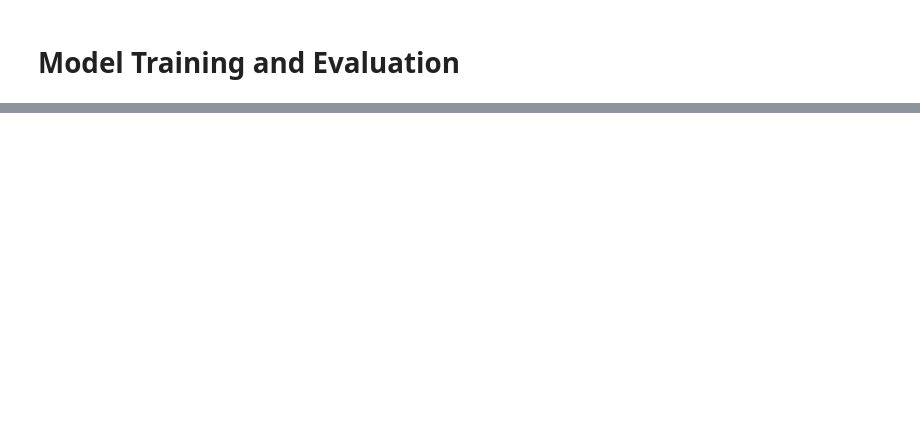
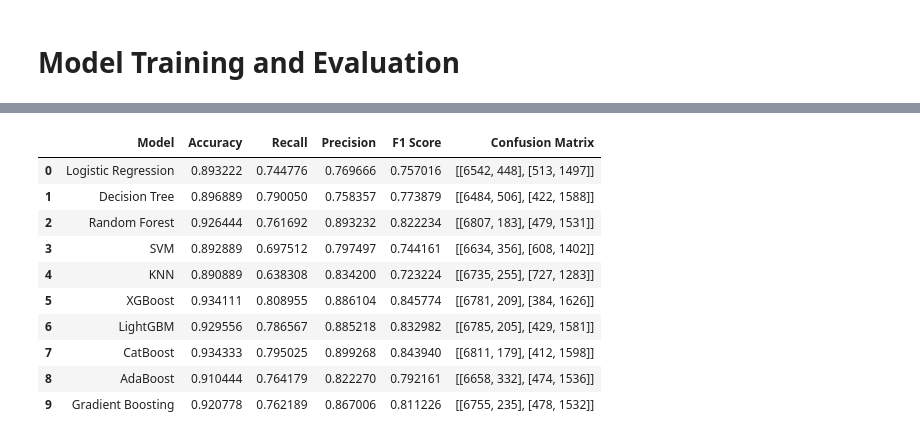
Before and after one commit to ahmed2402/Credit-Risk-Modeling, a Jupyter notebook: model.ipynb, the cells around one changed output, grey strips where cells are left out. Drawn from its saved outputs; the diff is of its cells as text; code cells hidden in the pictures; blank space fills up the shorter version.

Commit message:
model trained

```diff
--- a/model.ipynb
+++ b/model.ipynb
@@ -55,0 +27,39 @@ Please also refer to the documentation for alternative solver options:
+# %%
+models = {
+    "Logistic Regression": LogisticRegression(),
+    "Decision Tree": DecisionTreeClassifier(),
+    "Random Forest": RandomForestClassifier(),
+    "SVM": SVC(),
+    "KNN": KNeighborsClassifier(),
+    "XGBoost": XGBClassifier(),
+    "LightGBM": LGBMClassifier(),
+    "CatBoost": CatBoostClassifier(),
+    "AdaBoost": AdaBoostClassifier(),
+    "Gradient Boosting": GradientBoostingClassifier(),
+}
+# %%
+for name, model in models.items():
+    model.fit(X_train, y_train)
+    y_pred = model.predict(X_test)
+    #create a dataframe that stores all the metrics not just the last one
+    # Initialize a list to store metrics if it doesn't exist
+    if 'metrics_list' not in locals():
+        metrics_list = []
+
+    acc = accuracy_score(y_test, y_pred)
+    rec = recall_score(y_test, y_pred)
+    prec = precision_score(y_test, y_pred)
+    f1 = f1_score(y_test, y_pred)
+    cm = confusion_matrix(y_test, y_pred).tolist()  # convert to list for DataFrame compatibility
+
+    metrics_list.append({
+        "Model": name,
+        "Accuracy": acc,
+        "Recall": rec,
+        "Precision": prec,
+        "F1 Score": f1,
+        "Confusion Matrix": cm
+    })
+
+# After the loop, create the DataFrame
+metrics_df = pd.DataFrame(metrics_list)
@@ -55,0 +84,14 @@ Please also refer to the documentation for alternative solver options:
+# %%
+metrics_df
+# %% [output]
+|  | Model | Accuracy | Recall | Precision | F1 Score | Confusion Matrix |
+| 0 | Logistic Regression | 0.893222 | 0.744776 | 0.769666 | 0.757016 | [[6542, 448], [513, 1497]] |
+| 1 | Decision Tree | 0.896889 | 0.790050 | 0.758357 | 0.773879 | [[6484, 506], [422, 1588]] |
+| 2 | Random Forest | 0.926444 | 0.761692 | 0.893232 | 0.822234 | [[6807, 183], [479, 1531]] |
+| 3 | SVM | 0.892889 | 0.697512 | 0.797497 | 0.744161 | [[6634, 356], [608, 1402]] |
+| 4 | KNN | 0.890889 | 0.638308 | 0.834200 | 0.723224 | [[6735, 255], [727, 1283]] |
+| 5 | XGBoost | 0.934111 | 0.808955 | 0.886104 | 0.845774 | [[6781, 209], [384, 1626]] |
+| 6 | LightGBM | 0.929556 | 0.786567 | 0.885218 | 0.832982 | [[6785, 205], [429, 1581]] |
+| 7 | CatBoost | 0.934333 | 0.795025 | 0.899268 | 0.843940 | [[6811, 179], [412, 1598]] |
+| 8 | AdaBoost | 0.910444 | 0.764179 | 0.822270 | 0.792161 | [[6658, 332], [474, 1536]] |
+| 9 | Gradient Boosting | 0.920778 | 0.762189 | 0.867006 | 0.811226 | [[6755, 235], [478, 1532]] |
```
Also changed, not shown: parts of 6 cells of this notebook, 4 other files.
